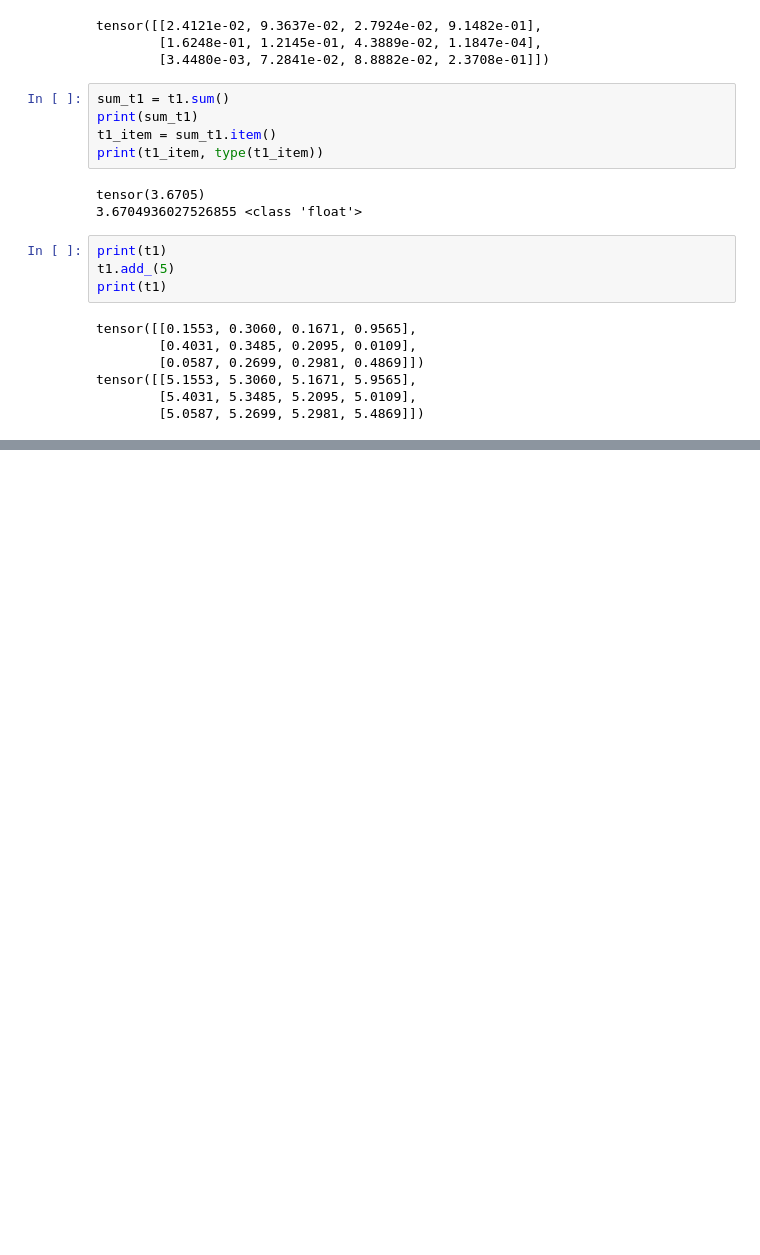
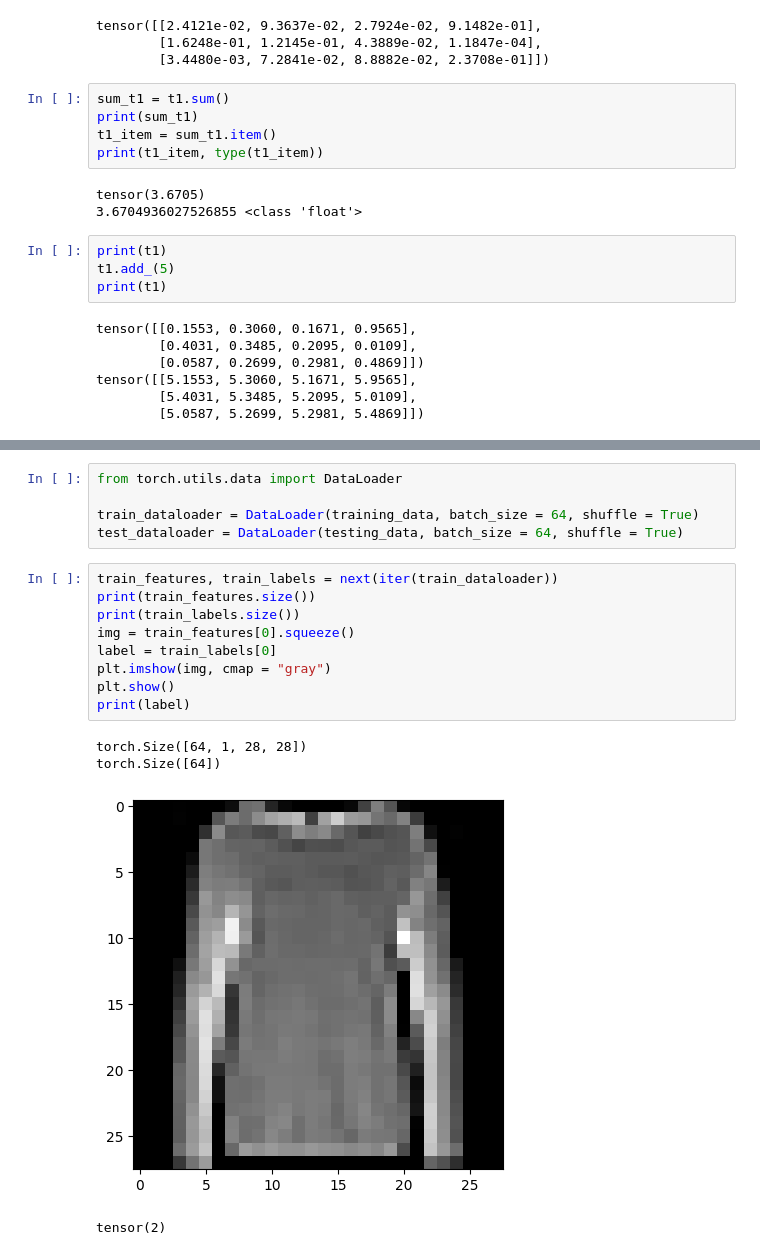
Before and after one commit to YashDalal10/Pytorch_learning, a Jupyter notebook: Pytorch1.ipynb, the cells around one changed output, grey strips where cells are left out. Saved outputs shown, nothing was run; the diff lists cells and outputs as text; blank space fills up the shorter version.

```diff
--- a/Pytorch1.ipynb
+++ b/Pytorch1.ipynb
@@ -141,0 +226,19 @@ tensor([[5.1553, 5.3060, 5.1671, 5.9565],
+# %%
+from torch.utils.data import DataLoader
+
+train_dataloader = DataLoader(training_data, batch_size = 64, shuffle = True)
+test_dataloader = DataLoader(testing_data, batch_size = 64, shuffle = True)
+# %%
+train_features, train_labels = next(iter(train_dataloader))
+print(train_features.size())
+print(train_labels.size())
+img = train_features[0].squeeze()
+label = train_labels[0]
+plt.imshow(img, cmap = "gray")
+plt.show()
+print(label)
+# %% [output]
+torch.Size([64, 1, 28, 28])
+torch.Size([64])
+[figure, added]
+tensor(2)
```
Also changed, not shown: parts of 3 cells of this notebook.
